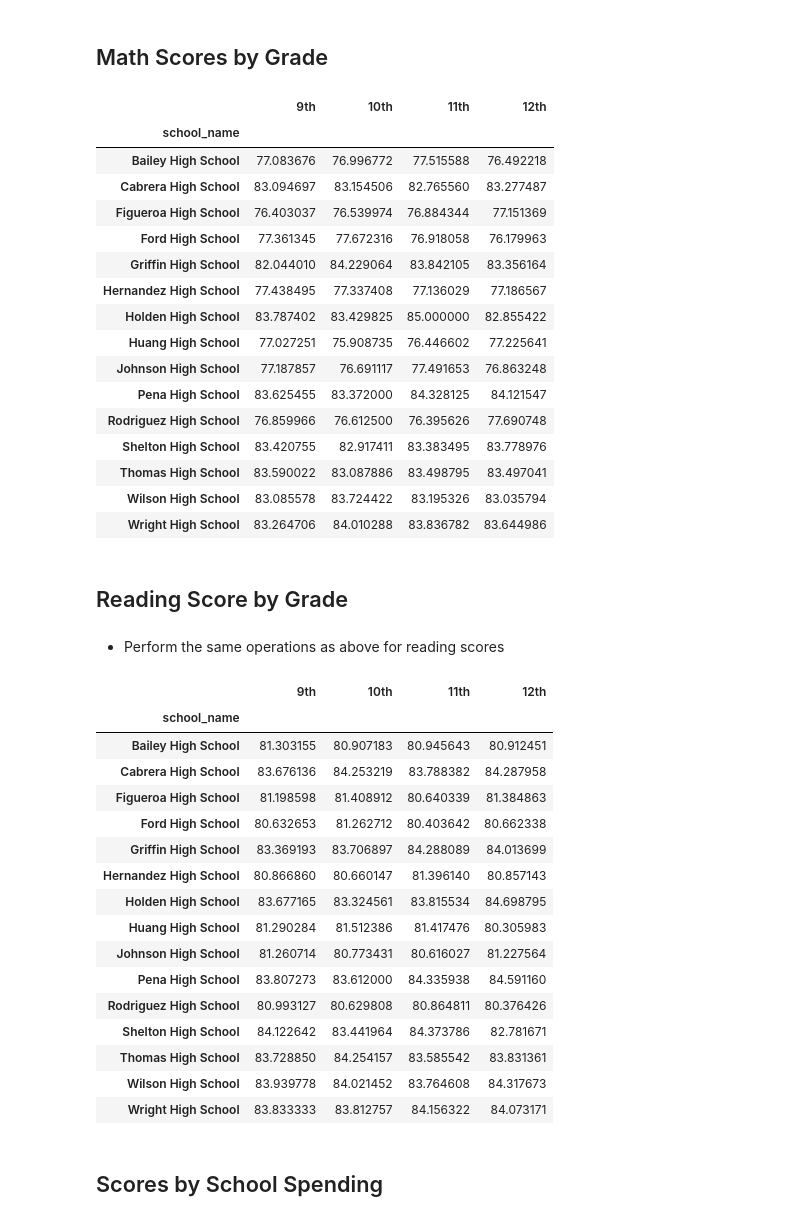
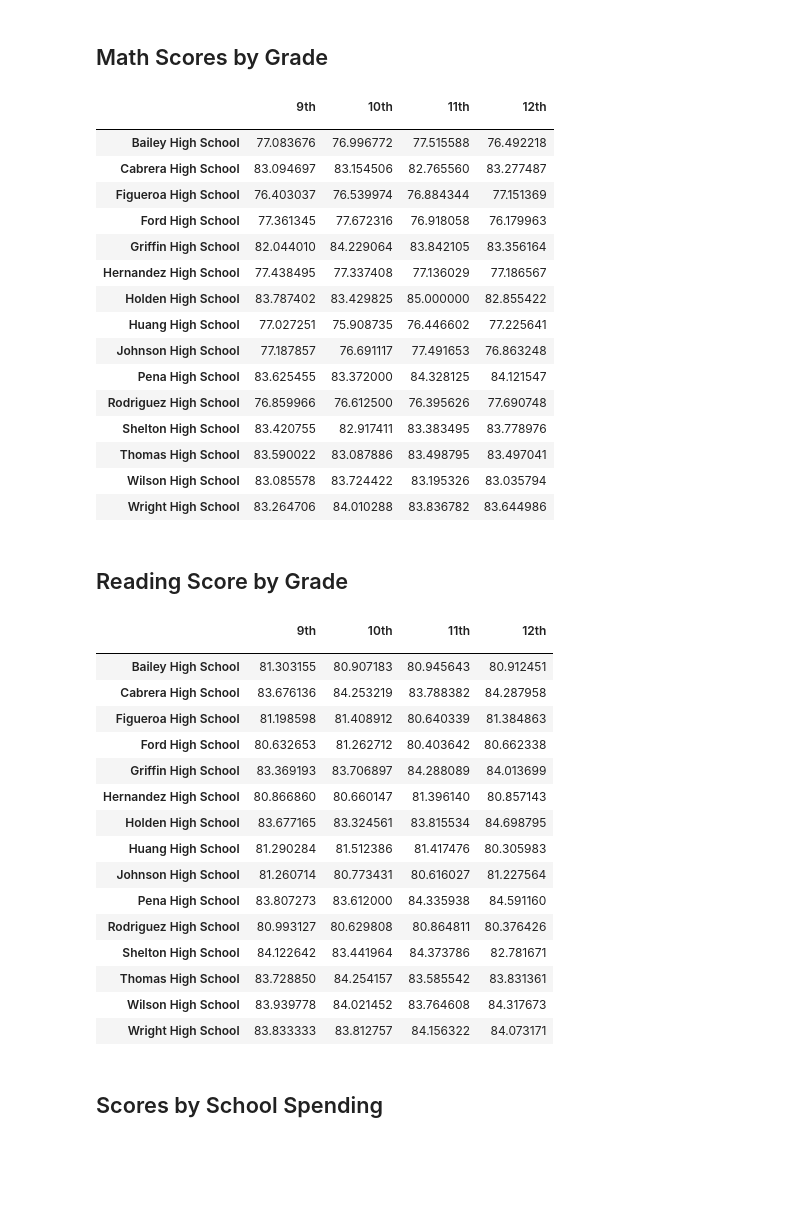
Before and after one commit to ailiushin/pandas-challenge, a Jupyter notebook: PyCitySchools/PyCitySchools.ipynb, the cells around one changed output. Cells and saved outputs as stored; diff of their text form; code cells hidden in the pictures; blank space fills up the shorter version.

```diff
--- a/PyCitySchools/PyCitySchools.ipynb
+++ b/PyCitySchools/PyCitySchools.ipynb
@@ -167,26 +159,29 @@ bottom_5.head(5)
 # %%
 #sort data on relevant columns only
 sorted_math_data = pd.DataFrame(complete_data.loc[:, ["school_name", "grade","math_score"]])
 
 # calculate average math score for students in the 9th grade
 mean_9 = sorted_math_data[sorted_math_data['grade'] == "9th"].groupby(["school_name"]).mean()['math_score']
 
 # calculate average math score for students in the 10th grade
 mean_10 = sorted_math_data[sorted_math_data['grade'] == "10th"].groupby(["school_name"]).mean()['math_score']
 
 # calculate average math score for students in the 11th grade
 mean_11 = sorted_math_data[sorted_math_data['grade'] == "11th"].groupby(["school_name"]).mean()['math_score']
 
 # calculate average math score for students in the 12th grade
 mean_12 = sorted_math_data[sorted_math_data['grade'] == "12th"].groupby(["school_name"]).mean()['math_score']
 
 # create a summary dataframe
 math_by_drade_summary = pd.DataFrame({"9th": mean_9,"10th": mean_10,"11th": mean_11,"12th": mean_12,})
 
+#rename index colummn
+math_by_drade_summary.index.names = ['']
+
 math_by_drade_summary.head(15)
 # %% [output]
 |  | 9th | 10th | 11th | 12th |
-| school_name |  |  |  |  |
+|  |  |  |  |  |
 | Bailey High School | 77.083676 | 76.996772 | 77.515588 | 76.492218 |
 | Cabrera High School | 83.094697 | 83.154506 | 82.765560 | 83.277487 |
 | Figueroa High School | 76.403037 | 76.539974 | 76.884344 | 77.151369 |
@@ -204,8 +199,6 @@ math_by_drade_summary.head(15)
 | Wright High School | 83.264706 | 84.010288 | 83.836782 | 83.644986 |
 # %% [markdown]
 ## Reading Score by Grade
-# %% [markdown]
-* Perform the same operations as above for reading scores
 # %%
 #sort data on relevant columns only
 sorted_read_data = pd.DataFrame(complete_data.loc[:, ["school_name", "grade","reading_score"]])
@@ -223,12 +216,15 @@ mean_read_11 = sorted_read_data[sorted_read_data['grade'] == "11th"].groupby(["s
 mean_read_12 = sorted_read_data[sorted_read_data['grade'] == "12th"].groupby(["school_name"]).mean()['reading_score']
 
 # create a summary dataframe
-math_by_drade_summary = pd.DataFrame({"9th": mean_read_9,"10th":mean_read_10,"11th": mean_read_11,"12th": mean_read_12,})
+read_by_drade_summary = pd.DataFrame({"9th": mean_read_9,"10th":mean_read_10,"11th": mean_read_11,"12th": mean_read_12,})
 
-math_by_drade_summary.head(15)
+#rename index colummn
+read_by_drade_summary.index.names = ['']
+
+read_by_drade_summary.head(15)
 # %% [output]
 |  | 9th | 10th | 11th | 12th |
-| school_name |  |  |  |  |
+|  |  |  |  |  |
 | Bailey High School | 81.303155 | 80.907183 | 80.945643 | 80.912451 |
 | Cabrera High School | 83.676136 | 84.253219 | 83.788382 | 84.287958 |
 | Figueroa High School | 81.198598 | 81.408912 | 80.640339 | 81.384863 |
```
Also changed, not shown: parts of 12 cells of this notebook.
